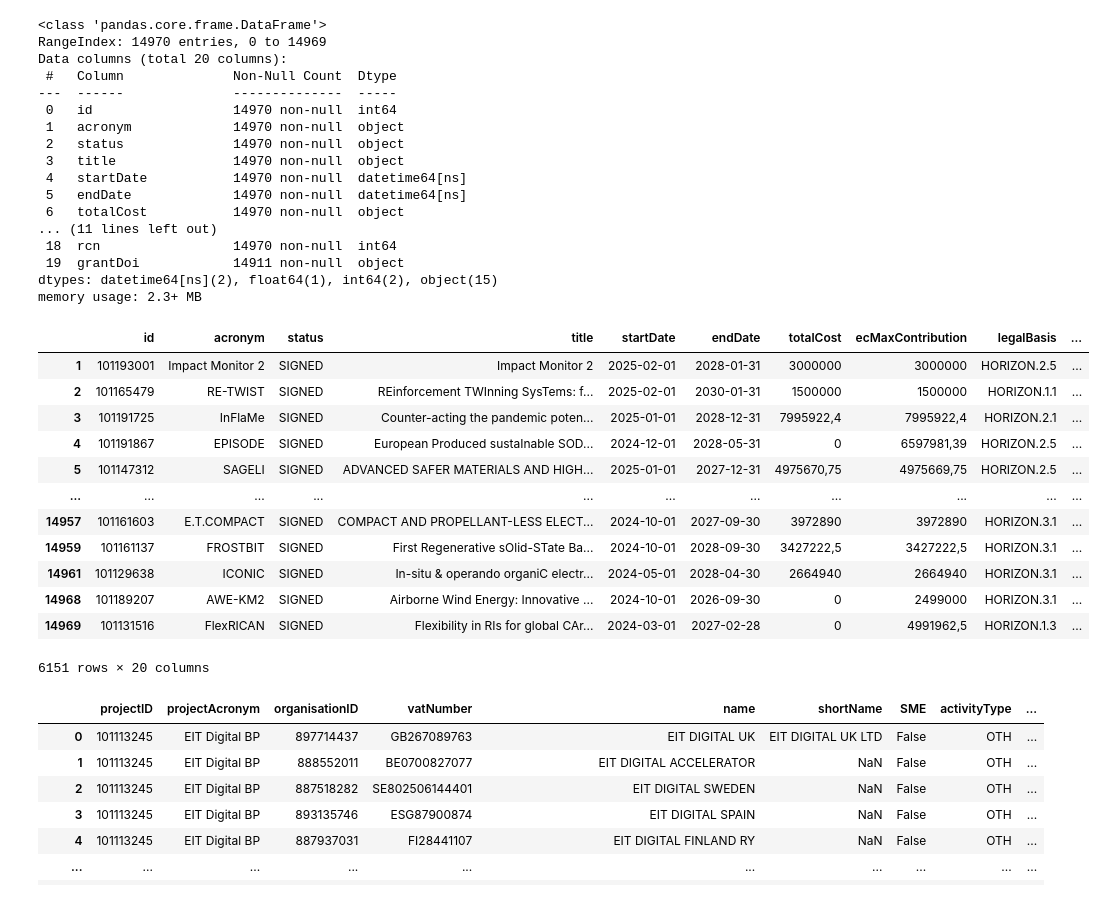
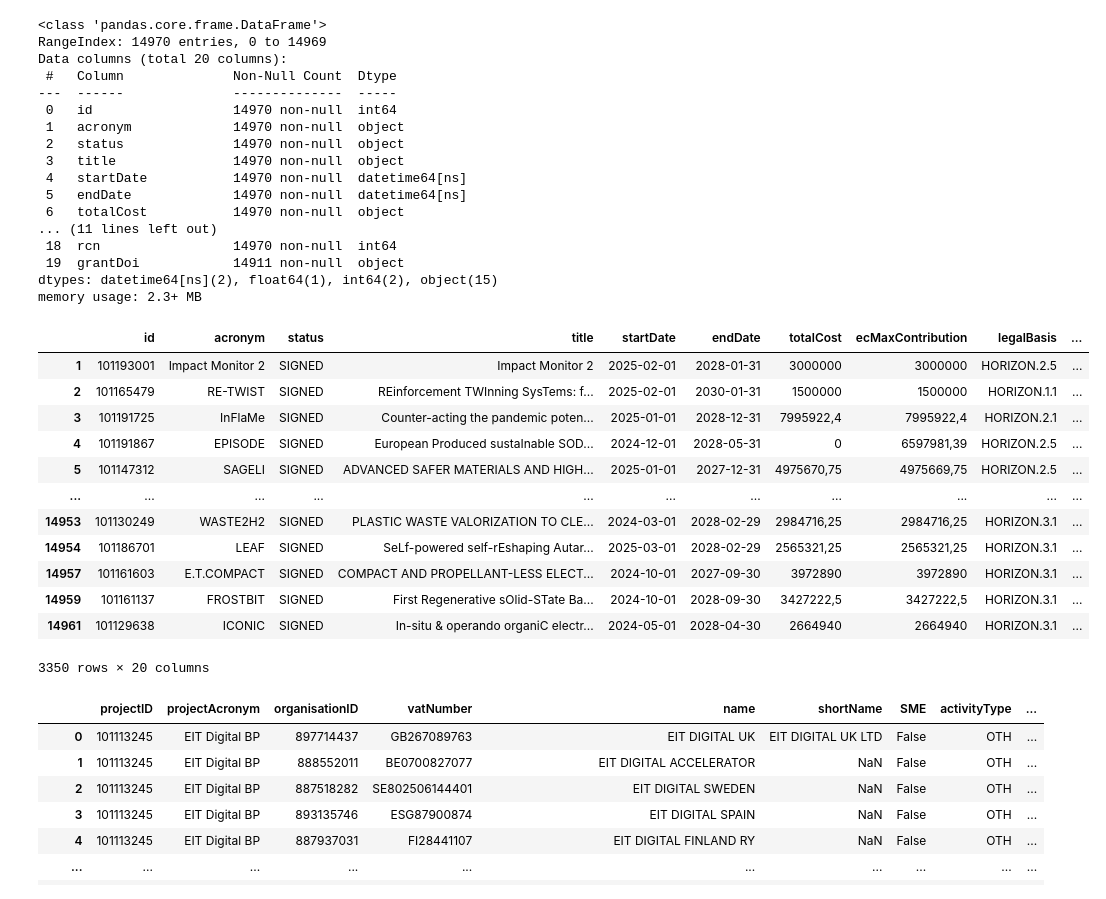
Before and after one commit to idimitriadis/HopOn, a Jupyter notebook: data_viewer.ipynb, the cells around one changed output. Drawn from its saved outputs; the diff is of its cells as text; code cells hidden in the pictures.

```diff
--- a/data_viewer.ipynb
+++ b/data_viewer.ipynb
@@ -10,40 +10,40 @@ projects['startDate']= pd.to_datetime(projects['startDate'],errors = 'coerce')
 projects['endDate']= pd.to_datetime(projects['endDate'],errors = 'coerce')
 projects.info()
 
 from datetime import datetime
 filterdate = datetime(2024,1,1)
-projects23 = projects[projects['startDate']>=filterdate]
-projects23 = projects23[projects23['endDate']>=datetime(2026,1,1)]
-projects23
+projects_fil = projects[projects['startDate']>=filterdate]
+projects_fil = projects_fil[projects_fil['endDate']>=datetime(2027,9,25)]
+projects_fil
 # %% [output]
 <class 'pandas.core.frame.DataFrame'>
 RangeIndex: 14970 entries, 0 to 14969
 Data columns (total 20 columns):
  #   Column              Non-Null Count  Dtype
 ---  ------              --------------  -----
  0   id                  14970 non-null  int64
  1   acronym             14970 non-null  object
  2   status              14970 non-null  object
  3   title               14970 non-null  object
  4   startDate           14970 non-null  datetime64[ns]
  5   endDate             14970 non-null  datetime64[ns]
  6   totalCost           14970 non-null  object
 ... (11 lines left out)
  18  rcn                 14970 non-null  int64
  19  grantDoi            14911 non-null  object
 dtypes: datetime64[ns](2), float64(1), int64(2), object(15)
 memory usage: 2.3+ MB
 |  | id | acronym | status | title | startDate | endDate | totalCost | ecMaxContribution | legalBasis | ... |
 | 1 | 101193001 | Impact Monitor 2 | SIGNED | Impact Monitor 2 | 2025-02-01 | 2028-01-31 | 3000000 | 3000000 | HORIZON.2.5 | ... |
 | 2 | 101165479 | RE-TWIST | SIGNED | REinforcement TWInning SysTems: f... | 2025-02-01 | 2030-01-31 | 1500000 | 1500000 | HORIZON.1.1 | ... |
 | 3 | 101191725 | InFlaMe | SIGNED | Counter-acting the pandemic poten... | 2025-01-01 | 2028-12-31 | 7995922,4 | 7995922,4 | HORIZON.2.1 | ... |
 | 4 | 101191867 | EPISODE | SIGNED | European Produced sustaInable SOD... | 2024-12-01 | 2028-05-31 | 0 | 6597981,39 | HORIZON.2.5 | ... |
 | 5 | 101147312 | SAGELI | SIGNED | ADVANCED SAFER MATERIALS AND HIGH... | 2025-01-01 | 2027-12-31 | 4975670,75 | 4975669,75 | HORIZON.2.5 | ... |
 | ... | ... | ... | ... | ... | ... | ... | ... | ... | ... | ... |
+| 14953 | 101130249 | WASTE2H2 | SIGNED | PLASTIC WASTE VALORIZATION TO CLE... | 2024-03-01 | 2028-02-29 | 2984716,25 | 2984716,25 | HORIZON.3.1 | ... |
+| 14954 | 101186701 | LEAF | SIGNED | SeLf-powered self-rEshaping Autar... | 2025-03-01 | 2028-02-29 | 2565321,25 | 2565321,25 | HORIZON.3.1 | ... |
 | 14957 | 101161603 | E.T.COMPACT | SIGNED | COMPACT AND PROPELLANT-LESS ELECT... | 2024-10-01 | 2027-09-30 | 3972890 | 3972890 | HORIZON.3.1 | ... |
 | 14959 | 101161137 | FROSTBIT | SIGNED | First Regenerative sOlid-STate Ba... | 2024-10-01 | 2028-09-30 | 3427222,5 | 3427222,5 | HORIZON.3.1 | ... |
 | 14961 | 101129638 | ICONIC | SIGNED | In-situ & operando organiC electr... | 2024-05-01 | 2028-04-30 | 2664940 | 2664940 | HORIZON.3.1 | ... |
-| 14968 | 101189207 | AWE-KM2 | SIGNED | Airborne Wind Energy: Innovative ... | 2024-10-01 | 2026-09-30 | 0 | 2499000 | HORIZON.3.1 | ... |
-| 14969 | 101131516 | FlexRICAN | SIGNED | Flexibility in RIs for global CAr... | 2024-03-01 | 2027-02-28 | 0 | 4991962,5 | HORIZON.1.3 | ... |
-6151 rows × 20 columns
+3350 rows × 20 columns
 # %%
```
Also changed, not shown: parts of 30 cells of this notebook, 2 other files.
